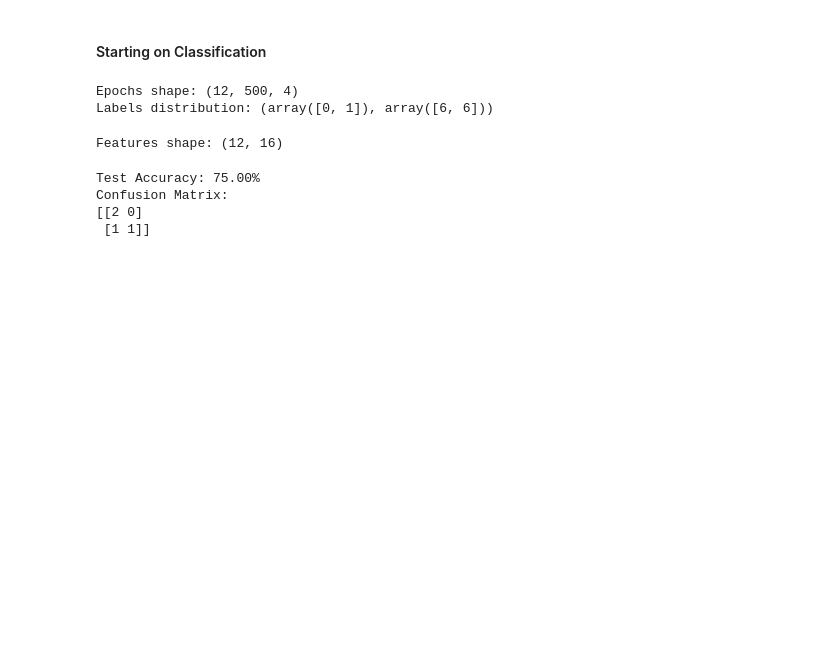
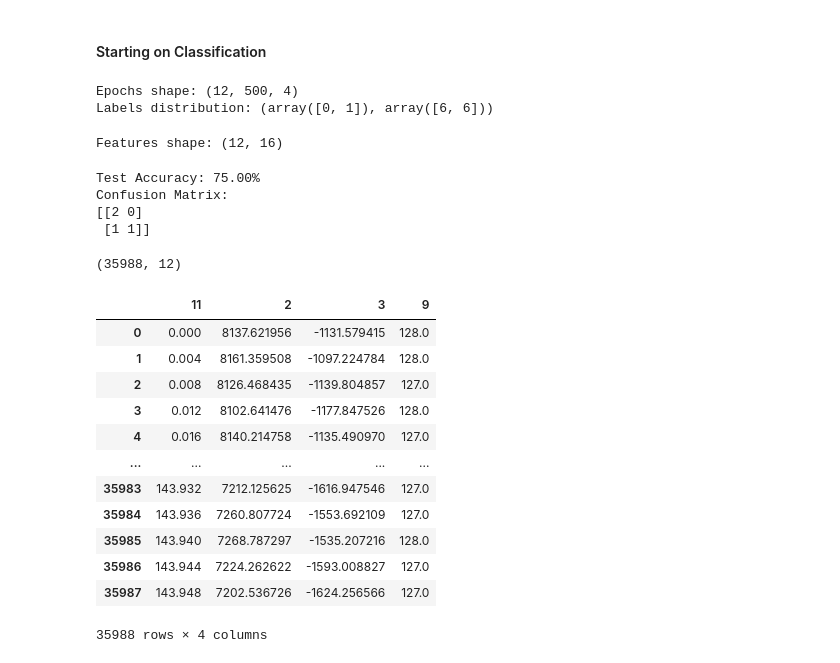
Before and after one commit to anmarkova2223/commander-blink, a Jupyter notebook: EEG_data_processing.ipynb, the cells around one changed output. Saved outputs shown, nothing was run; the diff lists cells and outputs as text; code cells hidden in the pictures; blank space fills up the shorter version.

```diff
--- a/EEG_data_processing.ipynb
+++ b/EEG_data_processing.ipynb
@@ -284,3 +284,28 @@ Test Accuracy: 75.00%
 Confusion Matrix:
 [[2 0]
  [1 1]]
+# %%
+df.shape
+# %% [output]
+(35988, 12)
+# %%
+df_trying = df.iloc[0:(int(200*fs)+1)]
+# %%
+df_trying = df_trying[[11, 2, 3, 9]]
+df_trying[11] = np.array(range(0,len(df_trying)))/fs
+# %%
+df_trying
+# %% [output]
+|  | 11 | 2 | 3 | 9 |
+| 0 | 0.000 | 8137.621956 | -1131.579415 | 128.0 |
+| 1 | 0.004 | 8161.359508 | -1097.224784 | 128.0 |
+| 2 | 0.008 | 8126.468435 | -1139.804857 | 127.0 |
+| 3 | 0.012 | 8102.641476 | -1177.847526 | 128.0 |
+| 4 | 0.016 | 8140.214758 | -1135.490970 | 127.0 |
+| ... | ... | ... | ... | ... |
+| 35983 | 143.932 | 7212.125625 | -1616.947546 | 127.0 |
+| 35984 | 143.936 | 7260.807724 | -1553.692109 | 127.0 |
+| 35985 | 143.940 | 7268.787297 | -1535.207216 | 128.0 |
+| 35986 | 143.944 | 7224.262622 | -1593.008827 | 127.0 |
+| 35987 | 143.948 | 7202.536726 | -1624.256566 | 127.0 |
+35988 rows × 4 columns
```
Also changed, not shown: parts of 4 cells of this notebook, 2 other files.
